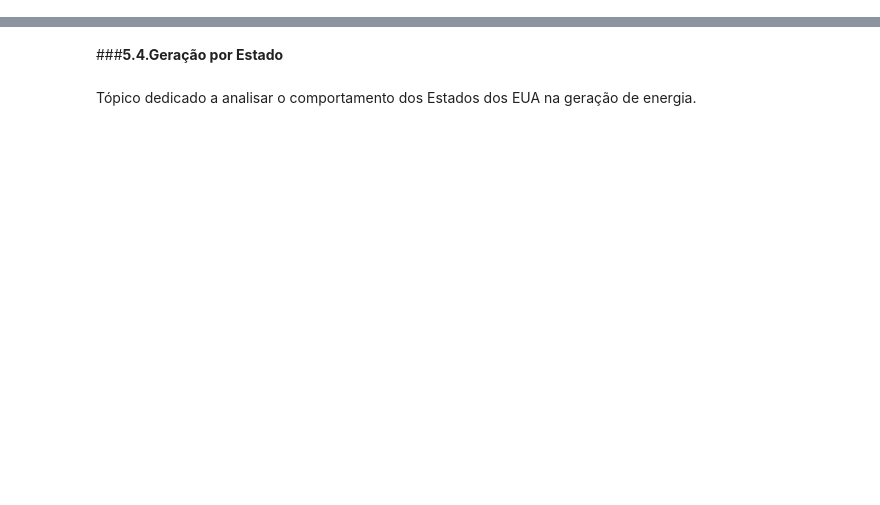
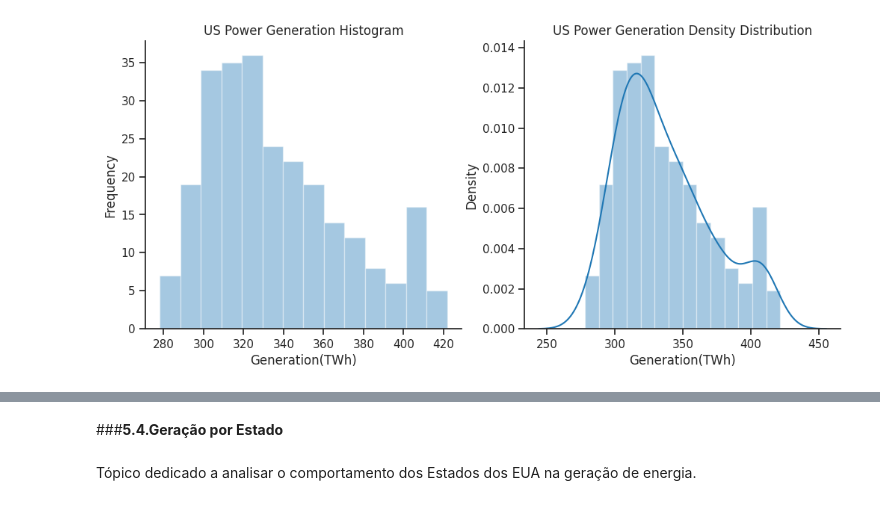
Before and after one commit to Higordevellard/MVP_01, a Jupyter notebook: Data_Analysis_Energy_Generarion(English).ipynb, the cells around one changed output, grey strips where cells are left out. Saved outputs shown, nothing was run; the diff lists cells and outputs as text; code cells hidden in the pictures; blank space fills up the shorter version.

```diff
--- a/Data_Analysis_Energy_Generarion(English).ipynb
+++ b/Data_Analysis_Energy_Generarion(English).ipynb
@@ -470,0 +306,23 @@ dataset_completo.head()
+# %%
+sns.set_style("ticks")
+
+# Create a subplot with two columns
+fig, axs = plt.subplots(ncols=2, figsize=(12, 5))
+
+
+# Plot the first graph in the first subplot
+sns.distplot(dataset_4["Generation(TWh)"], kde=False, bins=14, ax=axs[0])
+axs[0].set_xlabel("Generation(TWh)")
+axs[0].set_ylabel("Frequency")
+axs[0].set_title("US Power Generation Histogram")
+
+# Plot the second graph in the second subplot
+sns.distplot(dataset_4["Generation(TWh)"], kde=True, bins=14, ax=axs[1])
+axs[1].set_xlabel("Generation(TWh)")
+axs[1].set_ylabel("Density")
+axs[1].set_title("US Power Generation Density Distribution")
+
+sns.despine()
+plt.show()
+# %% [output]
+[figure, added]
```
Also changed, not shown: parts of 204 cells of this notebook.
